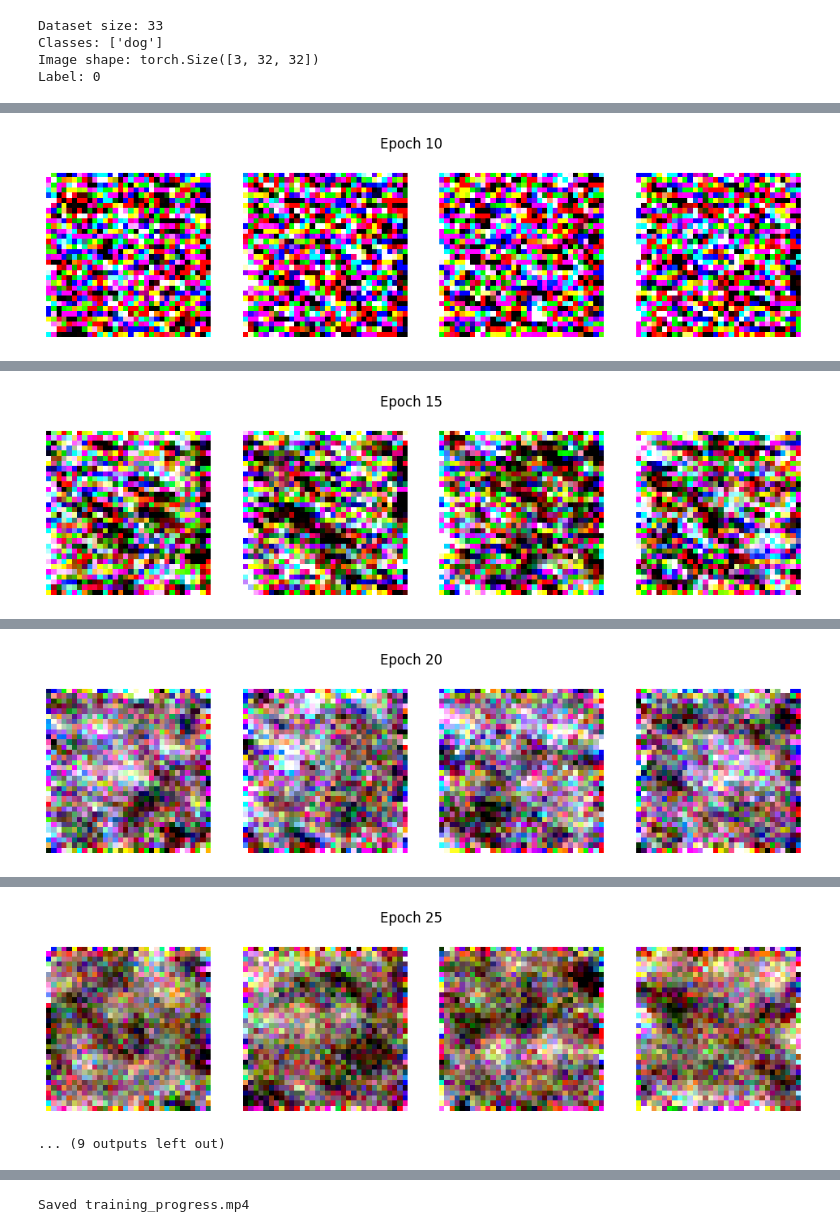
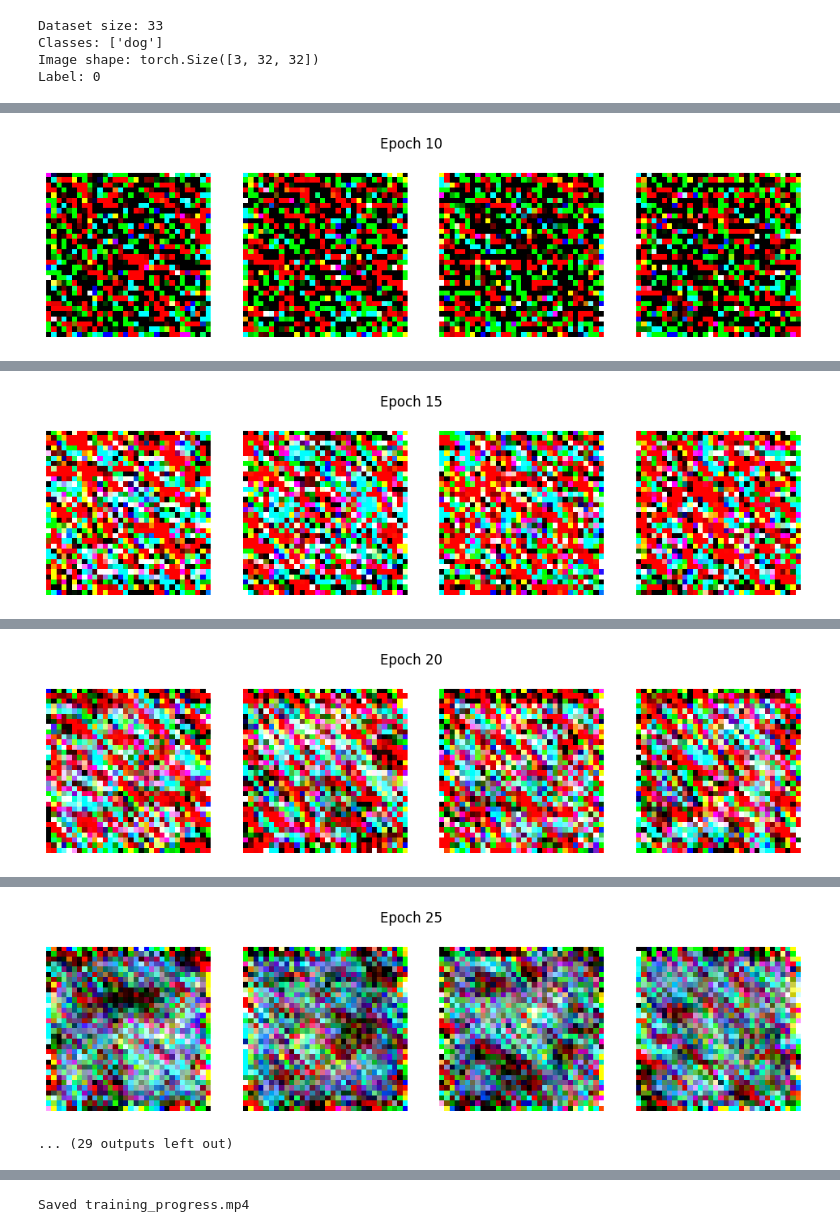
Before and after one commit to nareshkarthigeyan/pressure-cooker, a Jupyter notebook: testing-IGNORE/diffuser.ipynb, the cells around one changed output, grey strips where cells are left out. Cells and saved outputs as stored; diff of their text form; code cells hidden in the pictures.

```diff
--- a/testing-IGNORE/diffuser.ipynb
+++ b/testing-IGNORE/diffuser.ipynb
@@ -169,14 +279,14 @@ def generate_epoch_frame(model, fixed_latent):
 
     return img
 # %%
-model = TinyDenoiser().to(device)
+model = TinyUNet().to(device)
 opt = torch.optim.Adam(model.parameters(), lr=3e-4)
 
 fixed_latent = torch.randn(1, 3, 32, 32).to(device)
 
 training_frames = []
 
-for epoch in range(50):
+for epoch in range(100):
     for x, _ in loader:
         x = x.to(device)
 
@@ -220 +330 @@ epoch 10 loss 0.4959
-[figure, old version]
+[figure, new version]
@@ -226 +336 @@ epoch 15 loss 0.6576
-[figure, old version]
+[figure, new version]
@@ -232 +342 @@ epoch 20 loss 0.0939
-[figure, old version]
+[figure, new version]
@@ -238,3 +348,3 @@ epoch 25 loss 0.5797
-[figure, old version]
+[figure, new version]
-... (9 outputs left out)
+... (29 outputs left out)
 # %%
```
Also changed, not shown: parts of 10 cells of this notebook, 3 other files.
